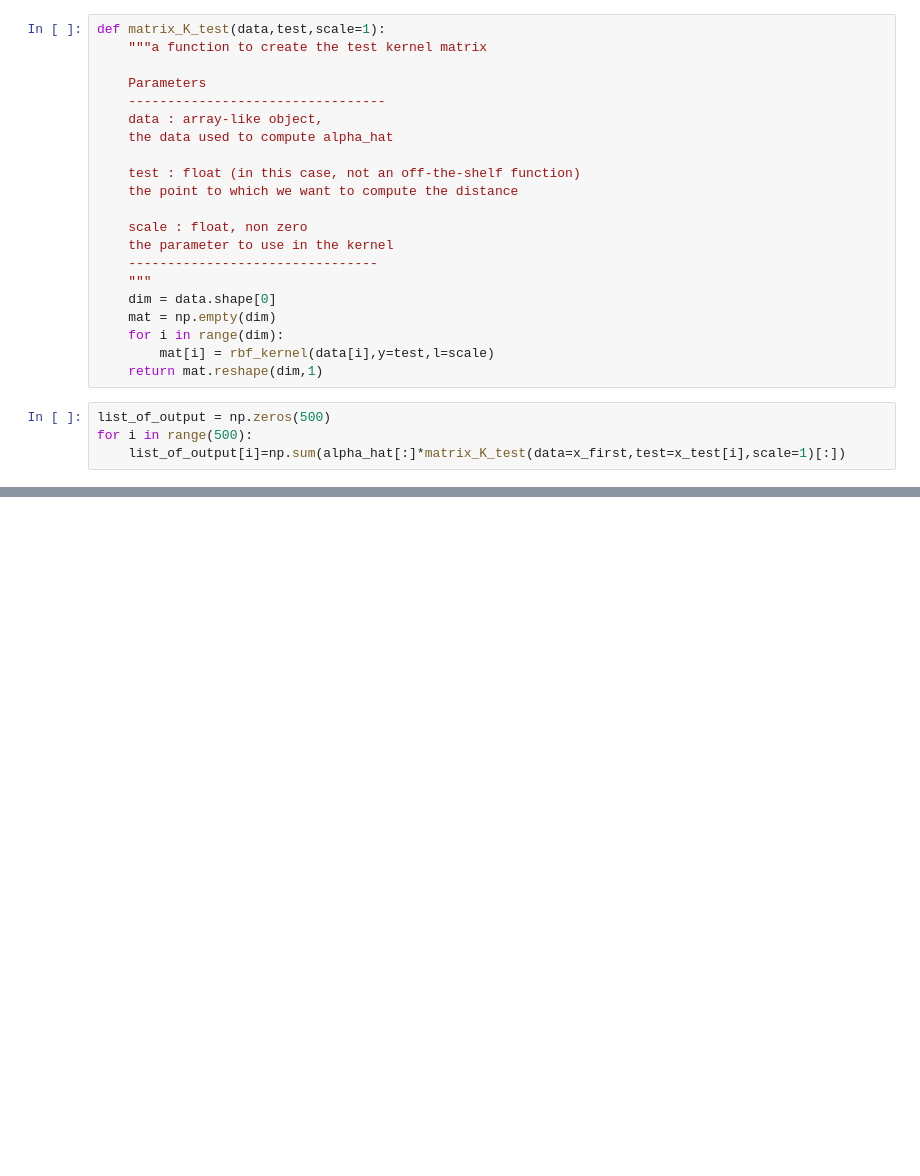
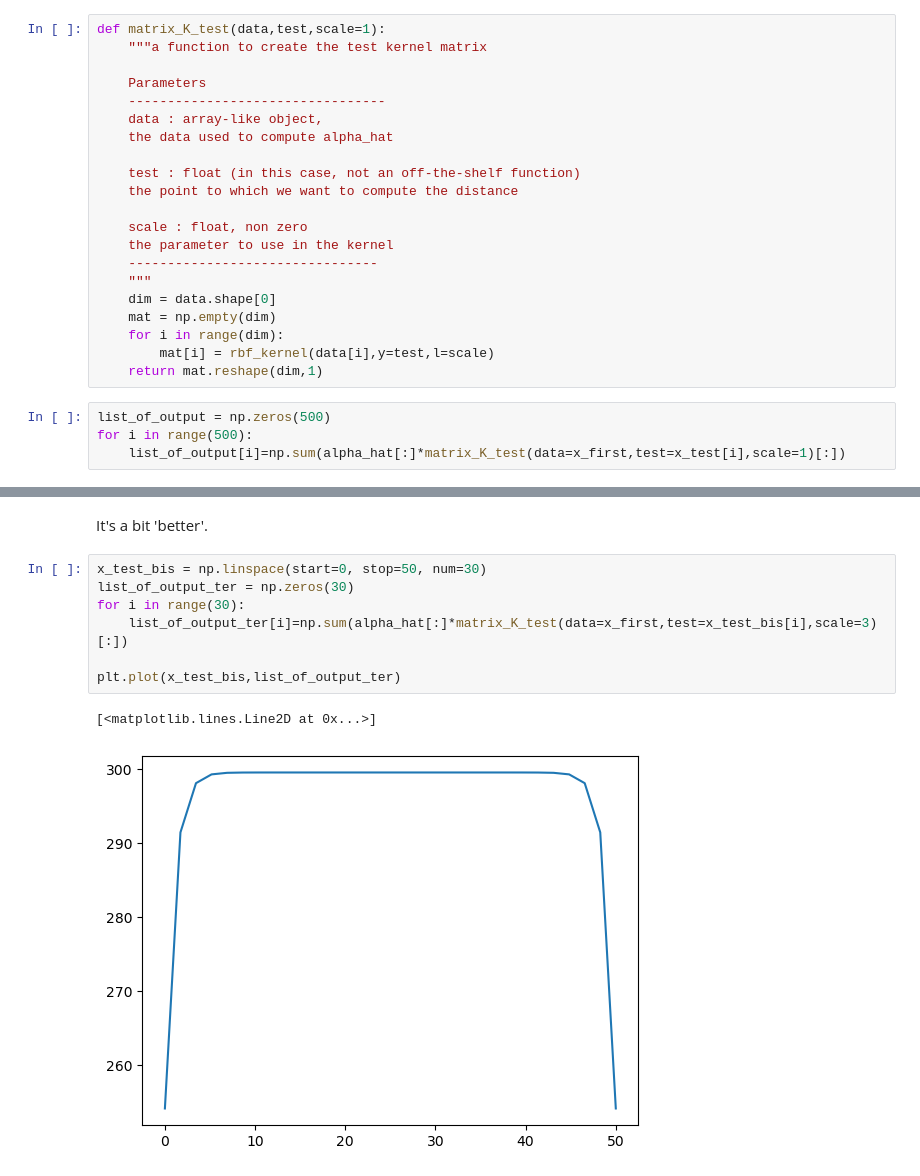
Before and after one commit to tpaquier/material_science, a Jupyter notebook: Tests_for_PU/Support_vector_regrression.ipynb, the cells around one changed output, grey strips where cells are left out. Drawn from its saved outputs; the diff is of its cells as text; blank space fills up the shorter version.

```diff
--- a/Tests_for_PU/Support_vector_regrression.ipynb
+++ b/Tests_for_PU/Support_vector_regrression.ipynb
@@ -95,0 +99,12 @@ np.inner(alpha_hat.reshape(30,1),matrix_K_test(data=x_first,test=x_test[1],scale
+# %% [markdown]
+It's a bit 'better'.
+# %%
+x_test_bis = np.linspace(start=0, stop=50, num=30)
+list_of_output_ter = np.zeros(30)
+for i in range(30):
+    list_of_output_ter[i]=np.sum(alpha_hat[:]*matrix_K_test(data=x_first,test=x_test_bis[i],scale=3)[:])
+
+plt.plot(x_test_bis,list_of_output_ter)
+# %% [output]
+[<matplotlib.lines.Line2D at 0x...>]
+[figure, added]
```
Also changed, not shown: parts of 31 cells of this notebook.
